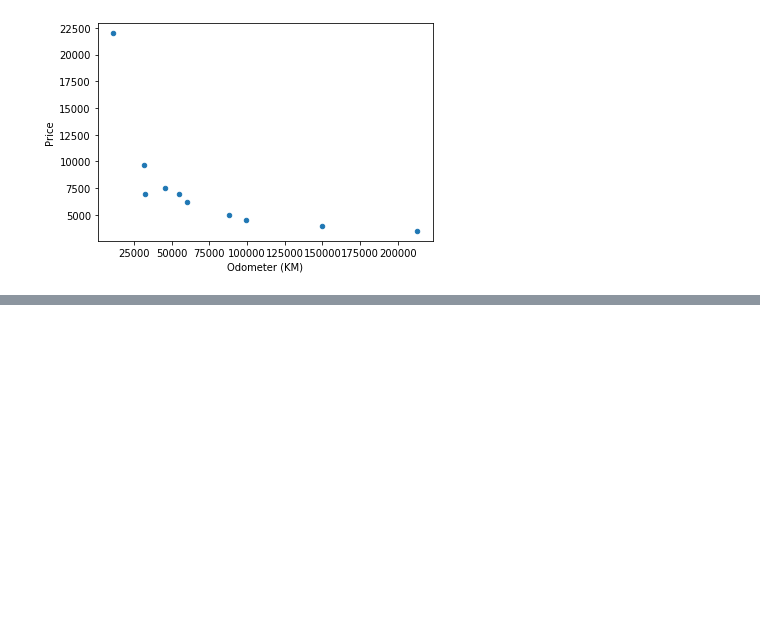
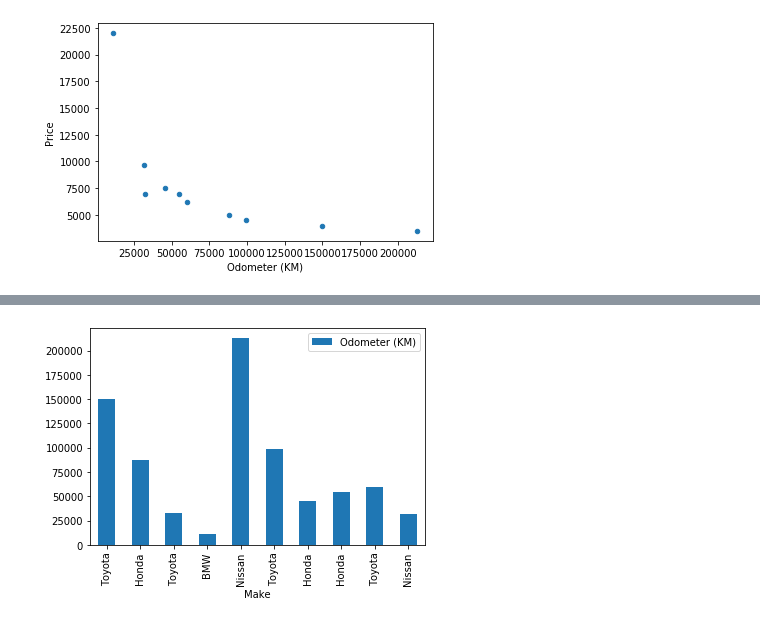
Before and after one commit to josecesparza/data-science-practices, a Jupyter notebook: Introduction to Matplotlib.ipynb, the cells around one changed output, grey strips where cells are left out. Cells and saved outputs as stored; diff of their text form; code cells hidden in the pictures; blank space fills up the shorter version.

```diff
--- a/Introduction to Matplotlib.ipynb
+++ b/Introduction to Matplotlib.ipynb
@@ -277,0 +320,6 @@ car_sales.plot(x="Odometer (KM)",
+# %%
+car_sales.plot(x="Make",
+              y="Odometer (KM)",
+              kind="bar");
+# %% [output]
+[figure, added]
```
Also changed, not shown: parts of 17 cells of this notebook.
